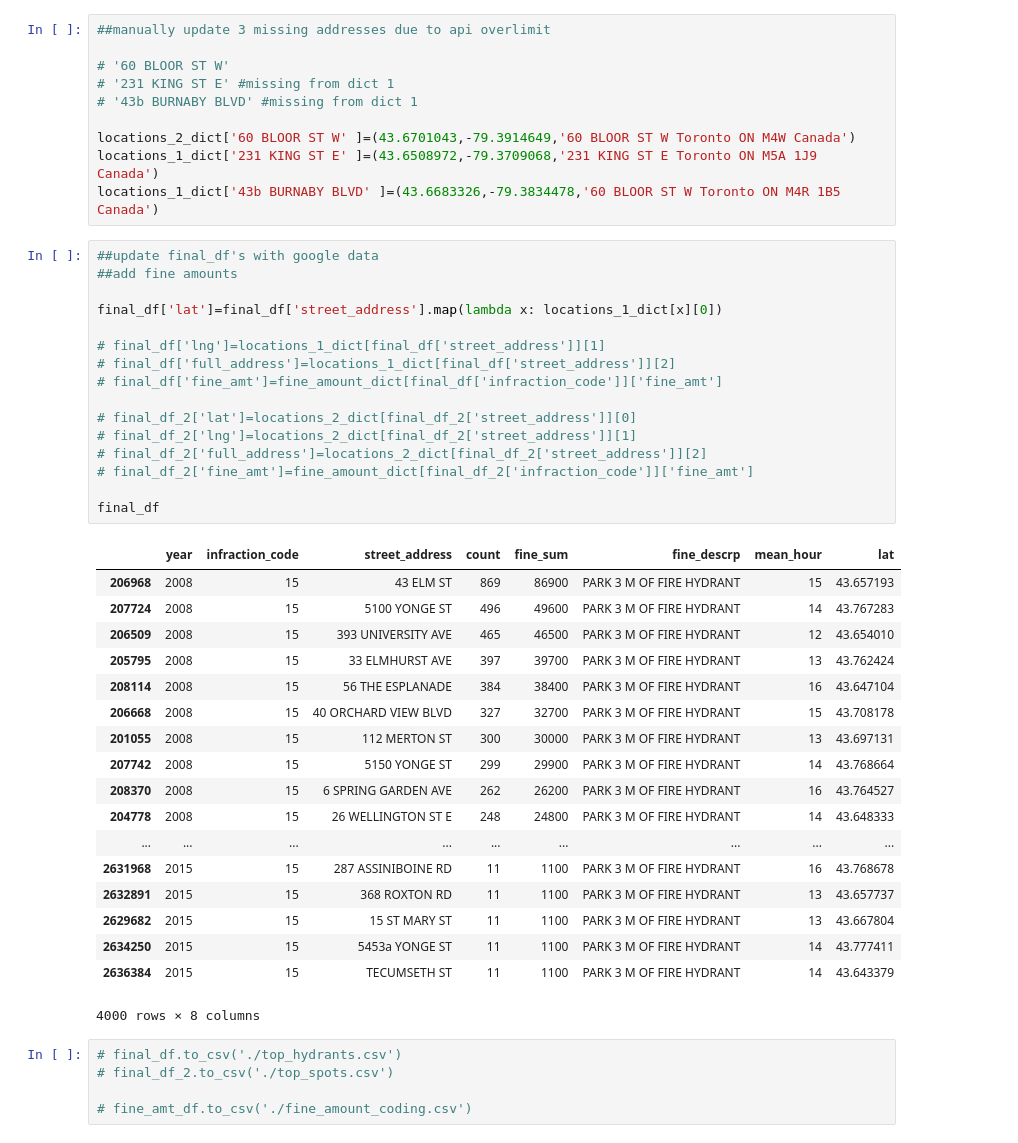
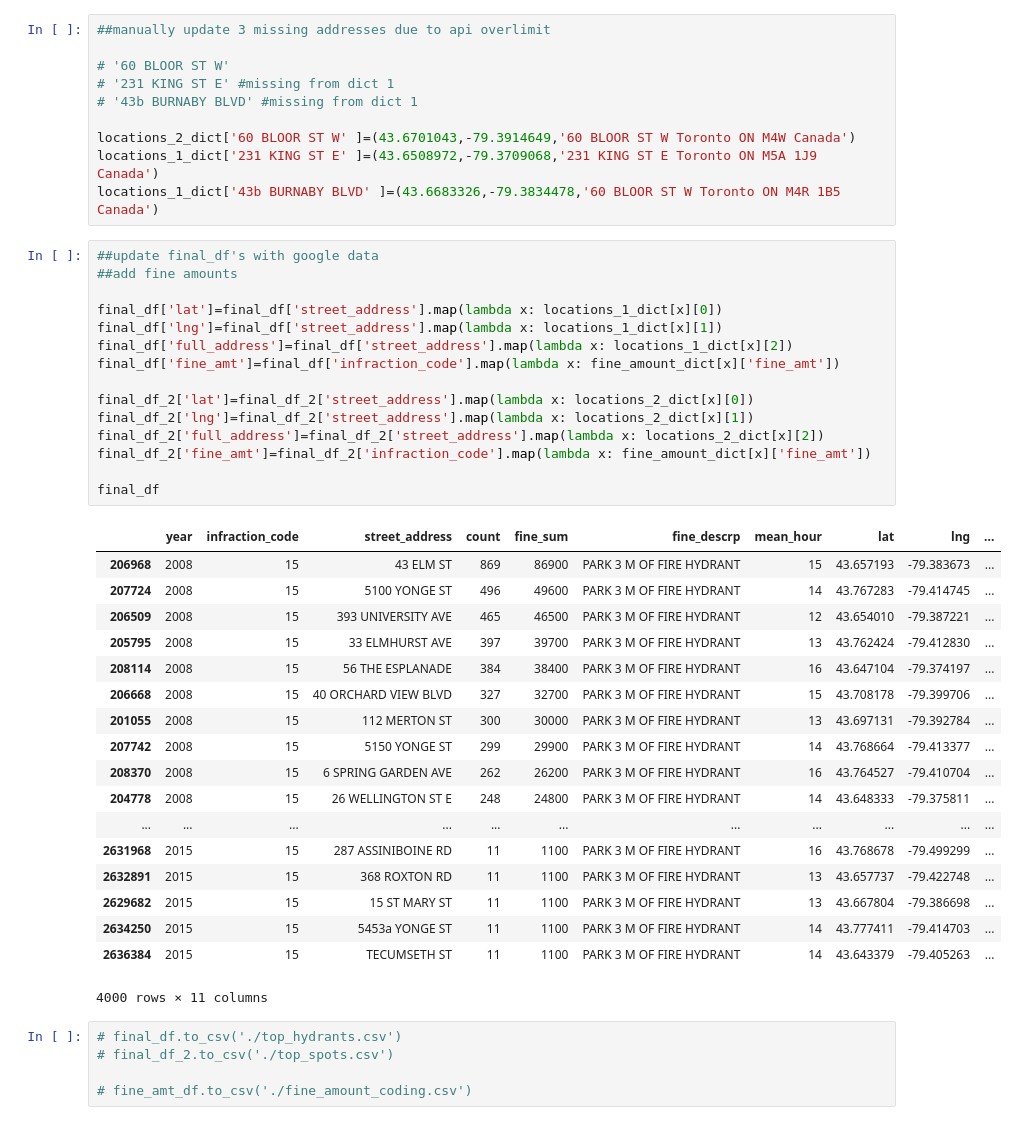
Before and after one commit to ian-whitestone/toronto-parking-tickets, a Jupyter notebook: toronto_parking_tickets/Toronto Parking Tickets EDA 2.ipynb, the cells around one changed output. Cells and saved outputs as stored; diff of their text form.

Commit message:
showing fire hydrants for given year

```diff
--- a/toronto_parking_tickets/Toronto Parking Tickets EDA 2.ipynb
+++ b/toronto_parking_tickets/Toronto Parking Tickets EDA 2.ipynb
@@ -508,38 +508,37 @@ locations_1_dict['43b BURNABY BLVD' ]=(43.6683326,-79.3834478,'60 BLOOR ST W Tor
 # %%
 ##update final_df's with google data
 ##add fine amounts
 
 final_df['lat']=final_df['street_address'].map(lambda x: locations_1_dict[x][0])
+final_df['lng']=final_df['street_address'].map(lambda x: locations_1_dict[x][1])
+final_df['full_address']=final_df['street_address'].map(lambda x: locations_1_dict[x][2])
+final_df['fine_amt']=final_df['infraction_code'].map(lambda x: fine_amount_dict[x]['fine_amt'])
 
-# final_df['lng']=locations_1_dict[final_df['street_address']][1]
-# final_df['full_address']=locations_1_dict[final_df['street_address']][2]
-# final_df['fine_amt']=fine_amount_dict[final_df['infraction_code']]['fine_amt']
-
-# final_df_2['lat']=locations_2_dict[final_df_2['street_address']][0]
-# final_df_2['lng']=locations_2_dict[final_df_2['street_address']][1]
-# final_df_2['full_address']=locations_2_dict[final_df_2['street_address']][2]
-# final_df_2['fine_amt']=fine_amount_dict[final_df_2['infraction_code']]['fine_amt']
+final_df_2['lat']=final_df_2['street_address'].map(lambda x: locations_2_dict[x][0])
+final_df_2['lng']=final_df_2['street_address'].map(lambda x: locations_2_dict[x][1])
+final_df_2['full_address']=final_df_2['street_address'].map(lambda x: locations_2_dict[x][2])
+final_df_2['fine_amt']=final_df_2['infraction_code'].map(lambda x: fine_amount_dict[x]['fine_amt'])
 
 final_df
 # %% [output]
-|  | year | infraction_code | street_address | count | fine_sum | fine_descrp | mean_hour | lat |
-| 206968 | 2008 | 15 | 43 ELM ST | 869 | 86900 | PARK 3 M OF FIRE HYDRANT | 15 | 43.657193 |
-| 207724 | 2008 | 15 | 5100 YONGE ST | 496 | 49600 | PARK 3 M OF FIRE HYDRANT | 14 | 43.767283 |
-| 206509 | 2008 | 15 | 393 UNIVERSITY AVE | 465 | 46500 | PARK 3 M OF FIRE HYDRANT | 12 | 43.654010 |
-| 205795 | 2008 | 15 | 33 ELMHURST AVE | 397 | 39700 | PARK 3 M OF FIRE HYDRANT | 13 | 43.762424 |
-| 208114 | 2008 | 15 | 56 THE ESPLANADE | 384 | 38400 | PARK 3 M OF FIRE HYDRANT | 16 | 43.647104 |
-| 206668 | 2008 | 15 | 40 ORCHARD VIEW BLVD | 327 | 32700 | PARK 3 M OF FIRE HYDRANT | 15 | 43.708178 |
-| 201055 | 2008 | 15 | 112 MERTON ST | 300 | 30000 | PARK 3 M OF FIRE HYDRANT | 13 | 43.697131 |
-| 207742 | 2008 | 15 | 5150 YONGE ST | 299 | 29900 | PARK 3 M OF FIRE HYDRANT | 14 | 43.768664 |
-| 208370 | 2008 | 15 | 6 SPRING GARDEN AVE | 262 | 26200 | PARK 3 M OF FIRE HYDRANT | 16 | 43.764527 |
-| 204778 | 2008 | 15 | 26 WELLINGTON ST E | 248 | 24800 | PARK 3 M OF FIRE HYDRANT | 14 | 43.648333 |
-| ... | ... | ... | ... | ... | ... | ... | ... | ... |
-| 2631968 | 2015 | 15 | 287 ASSINIBOINE RD | 11 | 1100 | PARK 3 M OF FIRE HYDRANT | 16 | 43.768678 |
-| 2632891 | 2015 | 15 | 368 ROXTON RD | 11 | 1100 | PARK 3 M OF FIRE HYDRANT | 13 | 43.657737 |
-| 2629682 | 2015 | 15 | 15 ST MARY ST | 11 | 1100 | PARK 3 M OF FIRE HYDRANT | 13 | 43.667804 |
-| 2634250 | 2015 | 15 | 5453a YONGE ST | 11 | 1100 | PARK 3 M OF FIRE HYDRANT | 14 | 43.777411 |
-| 2636384 | 2015 | 15 | TECUMSETH ST | 11 | 1100 | PARK 3 M OF FIRE HYDRANT | 14 | 43.643379 |
+|  | year | infraction_code | street_address | count | fine_sum | fine_descrp | mean_hour | lat | lng | ... |
+| 206968 | 2008 | 15 | 43 ELM ST | 869 | 86900 | PARK 3 M OF FIRE HYDRANT | 15 | 43.657193 | -79.383673 | ... |
+| 207724 | 2008 | 15 | 5100 YONGE ST | 496 | 49600 | PARK 3 M OF FIRE HYDRANT | 14 | 43.767283 | -79.414745 | ... |
+| 206509 | 2008 | 15 | 393 UNIVERSITY AVE | 465 | 46500 | PARK 3 M OF FIRE HYDRANT | 12 | 43.654010 | -79.387221 | ... |
+| 205795 | 2008 | 15 | 33 ELMHURST AVE | 397 | 39700 | PARK 3 M OF FIRE HYDRANT | 13 | 43.762424 | -79.412830 | ... |
+| 208114 | 2008 | 15 | 56 THE ESPLANADE | 384 | 38400 | PARK 3 M OF FIRE HYDRANT | 16 | 43.647104 | -79.374197 | ... |
+| 206668 | 2008 | 15 | 40 ORCHARD VIEW BLVD | 327 | 32700 | PARK 3 M OF FIRE HYDRANT | 15 | 43.708178 | -79.399706 | ... |
+| 201055 | 2008 | 15 | 112 MERTON ST | 300 | 30000 | PARK 3 M OF FIRE HYDRANT | 13 | 43.697131 | -79.392784 | ... |
+| 207742 | 2008 | 15 | 5150 YONGE ST | 299 | 29900 | PARK 3 M OF FIRE HYDRANT | 14 | 43.768664 | -79.413377 | ... |
+| 208370 | 2008 | 15 | 6 SPRING GARDEN AVE | 262 | 26200 | PARK 3 M OF FIRE HYDRANT | 16 | 43.764527 | -79.410704 | ... |
+| 204778 | 2008 | 15 | 26 WELLINGTON ST E | 248 | 24800 | PARK 3 M OF FIRE HYDRANT | 14 | 43.648333 | -79.375811 | ... |
+| ... | ... | ... | ... | ... | ... | ... | ... | ... | ... | ... |
+| 2631968 | 2015 | 15 | 287 ASSINIBOINE RD | 11 | 1100 | PARK 3 M OF FIRE HYDRANT | 16 | 43.768678 | -79.499299 | ... |
+| 2632891 | 2015 | 15 | 368 ROXTON RD | 11 | 1100 | PARK 3 M OF FIRE HYDRANT | 13 | 43.657737 | -79.422748 | ... |
+| 2629682 | 2015 | 15 | 15 ST MARY ST | 11 | 1100 | PARK 3 M OF FIRE HYDRANT | 13 | 43.667804 | -79.386698 | ... |
+| 2634250 | 2015 | 15 | 5453a YONGE ST | 11 | 1100 | PARK 3 M OF FIRE HYDRANT | 14 | 43.777411 | -79.414703 | ... |
+| 2636384 | 2015 | 15 | TECUMSETH ST | 11 | 1100 | PARK 3 M OF FIRE HYDRANT | 14 | 43.643379 | -79.405263 | ... |
-4000 rows × 8 columns
+4000 rows × 11 columns
 # %%
 # final_df.to_csv('./top_hydrants.csv')
 # final_df_2.to_csv('./top_spots.csv')
```
Also changed, not shown: 3 other files.
